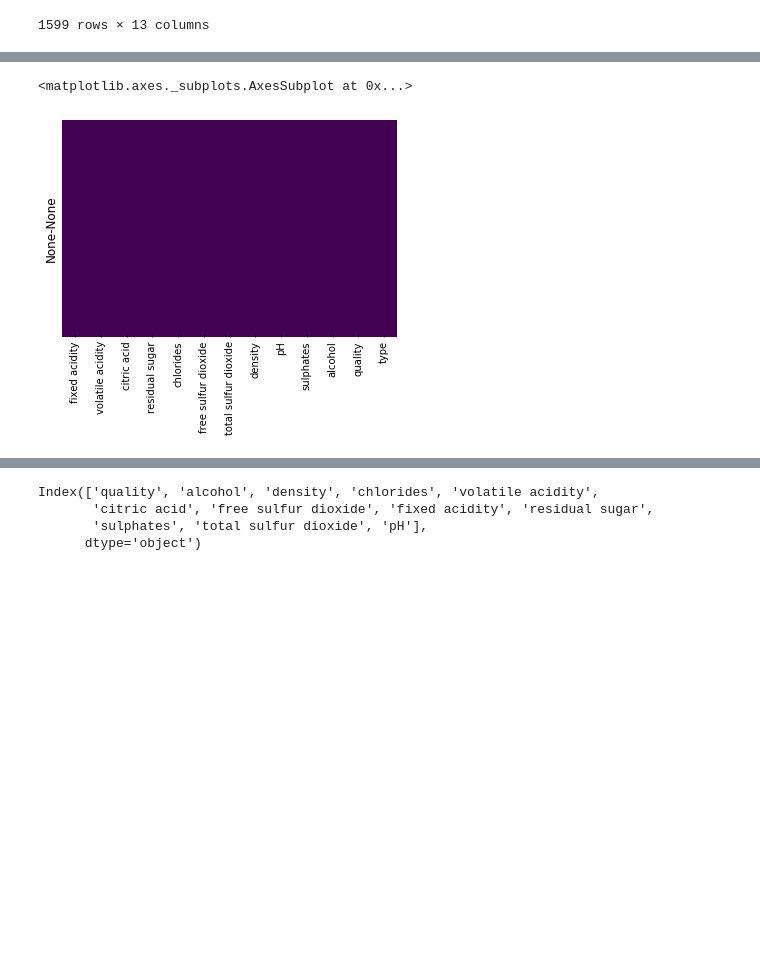
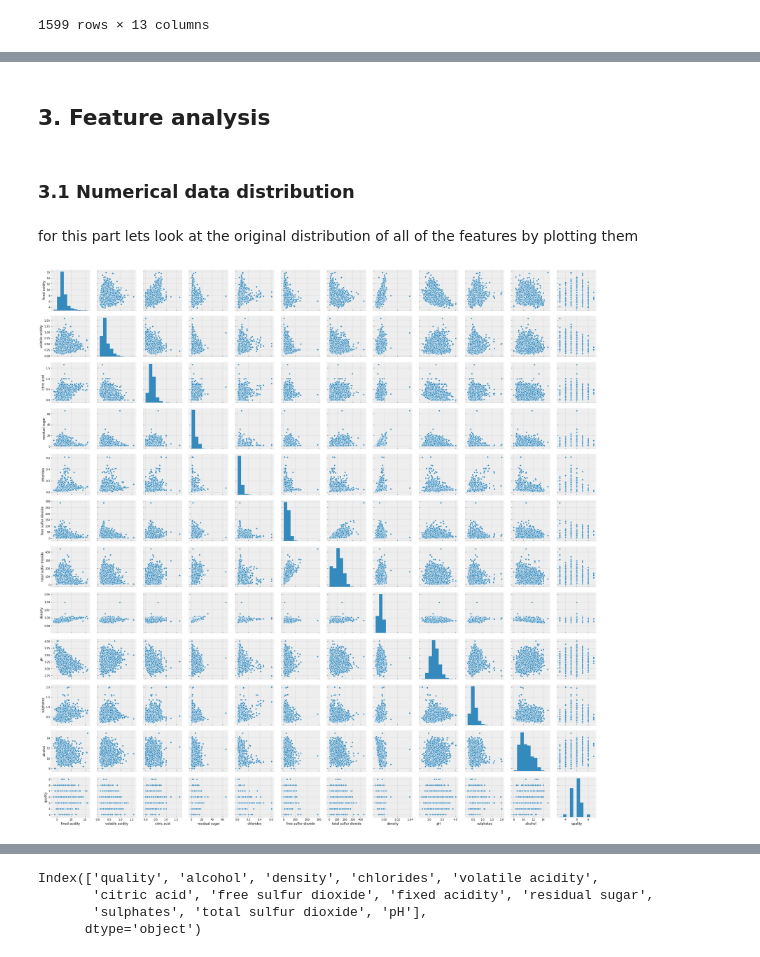
Before and after one commit to tegardp/data-science, a Jupyter notebook: Wine Quality/wine.ipynb, the cells around one changed output, grey strips where cells are left out. Cells and saved outputs as stored; diff of their text form; code cells hidden in the pictures; blank space fills up the shorter version.

```diff
--- a/Wine Quality/wine.ipynb
+++ b/Wine Quality/wine.ipynb
@@ -266,6 +217,13 @@ for col in fill_list:
-# %%
-sns.heatmap(df_mean.isnull(), yticklabels=False, cbar=False, cmap='viridis')
-# %% [output]
-<matplotlib.axes._subplots.AxesSubplot at 0x...>
-[figure, removed]
+# %% [markdown]
+## 3. Feature analysis
+# %% [markdown]
+### 3.1 Numerical data distribution
+# %% [markdown]
+for this part lets look at the original distribution of all of the features by plotting them
+# %%
+from scipy.stats import norm
+
+sns.pairplot(df);
+# %% [output]
+[figure, added]
 # %% [markdown]
```
Also changed, not shown: parts of 94 cells of this notebook, 1 other file.
